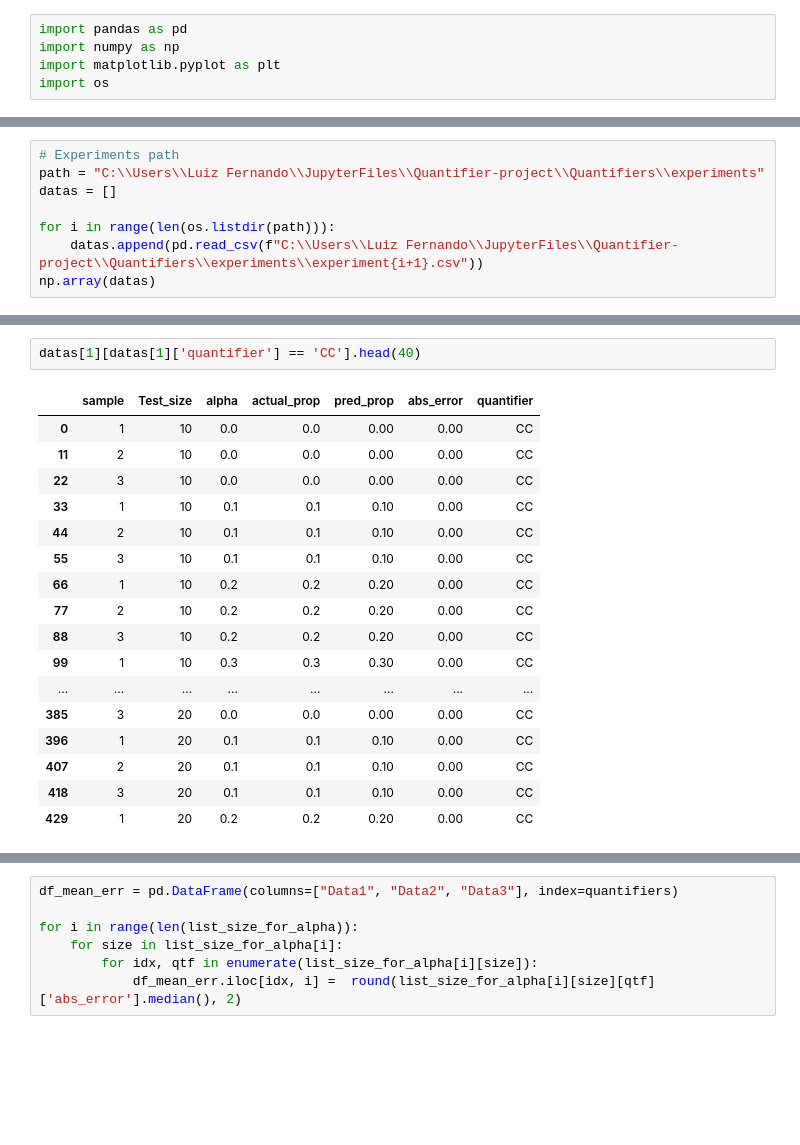
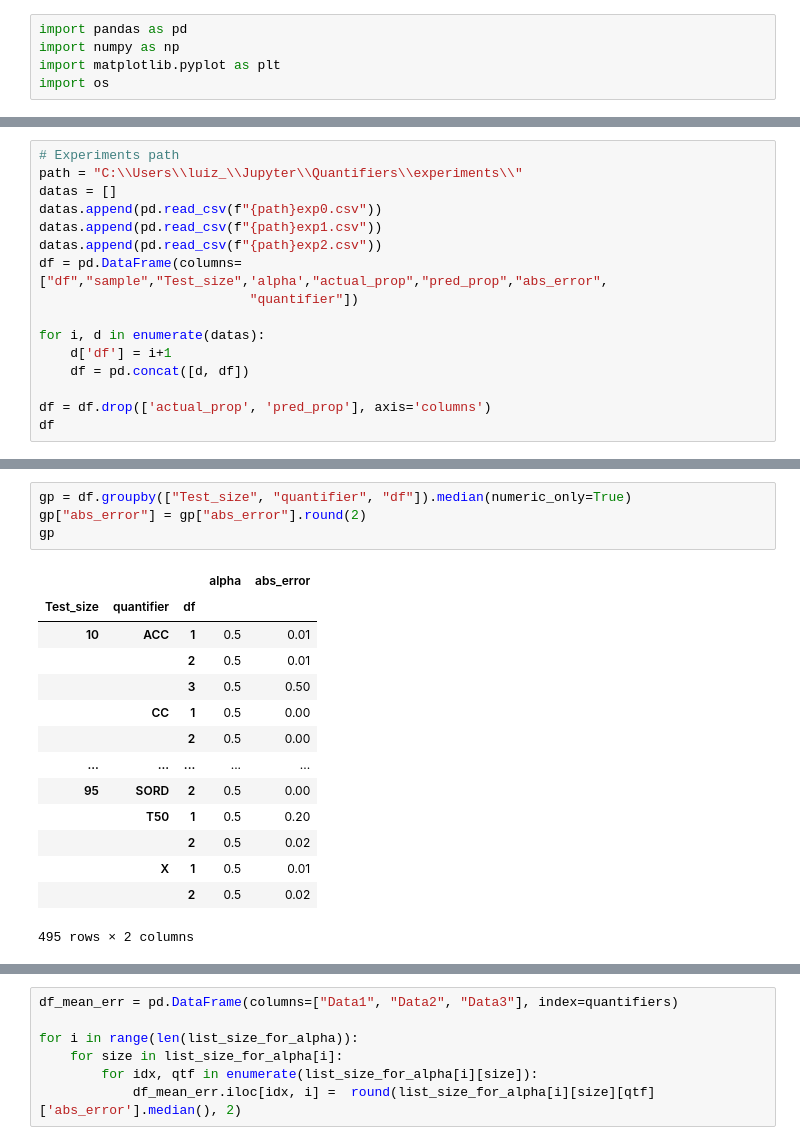
Before and after one commit to luizfernandolj/Quantifiers, a Jupyter notebook: Analysis.ipynb, the cells around one changed output, grey strips where cells are left out. Drawn from its saved outputs; the diff is of its cells as text; blank space fills up the shorter version.

```diff
--- a/Analysis.ipynb
+++ b/Analysis.ipynb
@@ -6,9 +8,17 @@ import os
 # %%
 # Experiments path
-path = "C:\\Users\\Luiz Fernando\\JupyterFiles\\Quantifier-project\\Quantifiers\\experiments"
+path = "C:\\Users\\luiz_\\Jupyter\\Quantifiers\\experiments\\"
 datas = []
+datas.append(pd.read_csv(f"{path}exp0.csv"))
+datas.append(pd.read_csv(f"{path}exp1.csv"))
+datas.append(pd.read_csv(f"{path}exp2.csv"))
+df = pd.DataFrame(columns=["df","sample","Test_size",'alpha',"actual_prop","pred_prop","abs_error",
+                           "quantifier"])
 
-for i in range(len(os.listdir(path))):
-    datas.append(pd.read_csv(f"C:\\Users\\Luiz Fernando\\JupyterFiles\\Quantifier-project\\Quantifiers\\experiments\\experiment{i+1}.csv"))
-np.array(datas)
+for i, d in enumerate(datas):
+    d['df'] = i+1
+    df = pd.concat([d, df])
+
+df = df.drop(['actual_prop', 'pred_prop'], axis='columns')
+df
 # %% [output]
@@ -32,20 +38,19 @@ array([[[1, 10, 0.0, ..., 0.0, 0.0, 'CC'],
 # %%
-datas[1][datas[1]['quantifier'] == 'CC'].head(40)
+gp = df.groupby(["Test_size", "quantifier", "df"]).median(numeric_only=True)
+gp["abs_error"] = gp["abs_error"].round(2)
+gp
 # %% [output]
-|  | sample | Test_size | alpha | actual_prop | pred_prop | abs_error | quantifier |
-| 0 | 1 | 10 | 0.0 | 0.0 | 0.00 | 0.00 | CC |
-| 11 | 2 | 10 | 0.0 | 0.0 | 0.00 | 0.00 | CC |
-| 22 | 3 | 10 | 0.0 | 0.0 | 0.00 | 0.00 | CC |
-| 33 | 1 | 10 | 0.1 | 0.1 | 0.10 | 0.00 | CC |
-| 44 | 2 | 10 | 0.1 | 0.1 | 0.10 | 0.00 | CC |
-| 55 | 3 | 10 | 0.1 | 0.1 | 0.10 | 0.00 | CC |
-| 66 | 1 | 10 | 0.2 | 0.2 | 0.20 | 0.00 | CC |
-| 77 | 2 | 10 | 0.2 | 0.2 | 0.20 | 0.00 | CC |
-| 88 | 3 | 10 | 0.2 | 0.2 | 0.20 | 0.00 | CC |
-| 99 | 1 | 10 | 0.3 | 0.3 | 0.30 | 0.00 | CC |
-| ... | ... | ... | ... | ... | ... | ... | ... |
-| 385 | 3 | 20 | 0.0 | 0.0 | 0.00 | 0.00 | CC |
-| 396 | 1 | 20 | 0.1 | 0.1 | 0.10 | 0.00 | CC |
-| 407 | 2 | 20 | 0.1 | 0.1 | 0.10 | 0.00 | CC |
-| 418 | 3 | 20 | 0.1 | 0.1 | 0.10 | 0.00 | CC |
-| 429 | 1 | 20 | 0.2 | 0.2 | 0.20 | 0.00 | CC |
+|  |  |  | alpha | abs_error |
+| Test_size | quantifier | df |  |  |
+| 10 | ACC | 1 | 0.5 | 0.01 |
+|  |  | 2 | 0.5 | 0.01 |
+|  |  | 3 | 0.5 | 0.50 |
+|  | CC | 1 | 0.5 | 0.00 |
+|  |  | 2 | 0.5 | 0.00 |
+| ... | ... | ... | ... | ... |
+| 95 | SORD | 2 | 0.5 | 0.00 |
+|  | T50 | 1 | 0.5 | 0.20 |
+|  |  | 2 | 0.5 | 0.02 |
+|  | X | 1 | 0.5 | 0.01 |
+|  |  | 2 | 0.5 | 0.02 |
+495 rows × 2 columns
```
Also changed, not shown: parts of 18 cells of this notebook, 6 other files.
